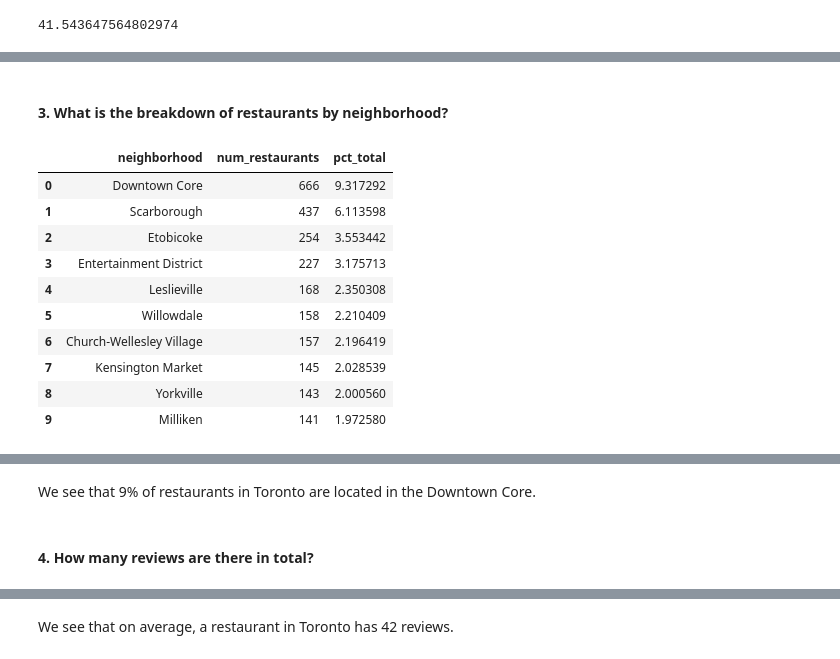
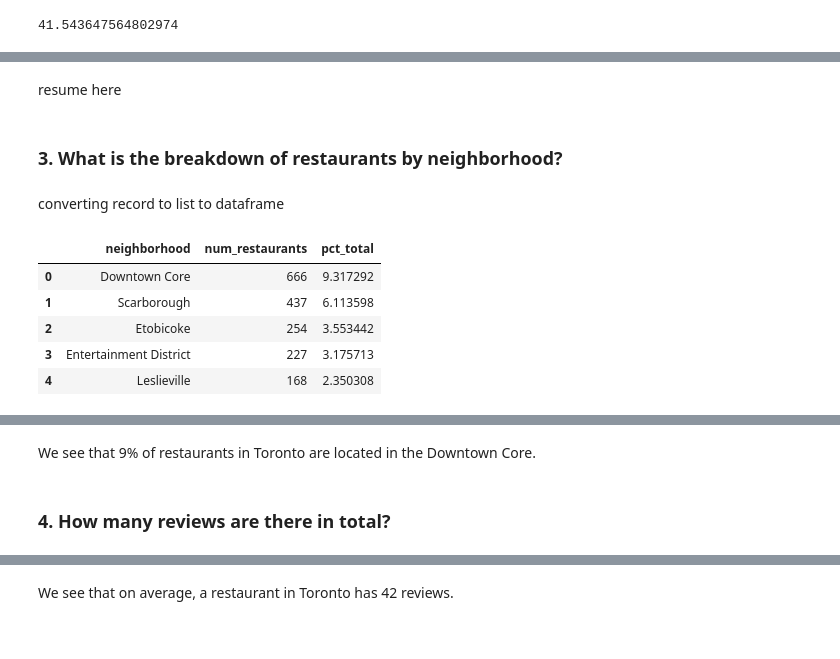
Before and after one commit to neo4j-contrib/neo4j-data-science-yelp, a Jupyter notebook: notebooks/neo4j_yelp_01_EDA.ipynb, the cells around one changed output, grey strips where cells are left out. Saved outputs shown, nothing was run; the diff lists cells and outputs as text; code cells hidden in the pictures.

```diff
--- a/notebooks/neo4j_yelp_01_EDA.ipynb
+++ b/notebooks/neo4j_yelp_01_EDA.ipynb
@@ -49,15 +80,16 @@ Wall time: 21.2 ms
 %%time
 
 query2 = """
+         MATCH (b:Business)-[:IN_CITY]->(c:City {name:'Toronto'}),
+               (b)-[:IN_CATEGORY]->(cat:Category {name:'Restaurants'})
+         RETURN COUNT(b) AS num_restaurants
+         """
 
-    MATCH (b:Business)-[:IN_CITY]->(c:City {name:'Toronto'}),
-          (b)-[:IN_CATEGORY]->(cat:Category {name:'Restaurants'})  // highlight addition of this clause to select Restaurants only
-    RETURN COUNT(b) AS num_restaurants
+with driver.session() as session:
+    result2 = session.run(query2)
 
-    """
+for record in result2:
+    restaurant_count = record['num_restaurants']
 
-for row in g.run(query2):
-    restaurant_count = row[0]
-
-print(restaurant_count)
+print('Number of restaurants in Toronto: {0}\n'.format(restaurant_count))
 # %% [output]
@@ -79,10 +116,15 @@ ex1 = """
     MATCH (b:Business)-[:IN_CITY]->(c:City {name:'Toronto'}),
           (b)-[:IN_CATEGORY]->(cat:Category {name:'Restaurants'})
     WHERE b.neighborhood <> ''
-    RETURN COUNT(DISTINCT (b.neighborhood)) AS num_neighborhoods     // introducing DISTINCT here
+    RETURN COUNT(DISTINCT (b.neighborhood)) AS num_neighborhoods
 
     """
 
-for row in g.run(ex1):
-    print(row)
+with driver.session() as session:
+    result_ex1 = session.run(ex1)
+
+for record in result_ex1:
+    neighborhood_count = record['num_neighborhoods']
+
+print('Number of neighborhoods in Toronto: {0}\n'.format(neighborhood_count))
 # %% [output]
@@ -92,38 +135,39 @@ Wall time: 248 ms
+# %% [markdown]
+resume here
 # %% [markdown]
-#### 3.  What is the breakdown of restaurants by neighborhood?
+### 3.  What is the breakdown of restaurants by neighborhood?
+# %% [markdown]
+converting record to list to dataframe
 # %%
 %%time
 
 query3 = """
 
     MATCH (b:Business)-[:IN_CITY]->(c:City {name:'Toronto'}),
           (b)-[:IN_CATEGORY]->(cat:Category {name:'Restaurants'})
     WHERE b.neighborhood <> ''
-    RETURN b.neighborhood, COUNT(b) as num_restaurants
+    RETURN b.neighborhood as neighborhood, COUNT(b) as num_restaurants
     ORDER BY num_restaurants DESC
+
     """
 
+with driver.session() as session:
+    result3 = session.run(query3)
+
 neighborhood_list = []
-for row in g.run(query3):
-    neighborhood_list.append(row)
+for record in result3:
+    neighborhood_list.append(dict(record))
 
-# Convert neighborhood_list to a dataframe and re-label columns
-neighborhood_df         = pd.DataFrame(neighborhood_list)
-neighborhood_df.columns = [['neighborhood','num_restaurants']]
+neighborhood_df = pd.DataFrame(neighborhood_list)
 
 # Compute distribution of restaurants by neighborhood and display the top 10
 neighborhood_df['pct_total'] = neighborhood_df['num_restaurants'] / restaurant_count * 100
 
-display(neighborhood_df.head(10))
+display(neighborhood_df.head())
 # %% [output]
 |  | neighborhood | num_restaurants | pct_total |
 | 0 | Downtown Core | 666 | 9.317292 |
 | 1 | Scarborough | 437 | 6.113598 |
 | 2 | Etobicoke | 254 | 3.553442 |
 | 3 | Entertainment District | 227 | 3.175713 |
 | 4 | Leslieville | 168 | 2.350308 |
-| 5 | Willowdale | 158 | 2.210409 |
-| 6 | Church-Wellesley Village | 157 | 2.196419 |
-| 7 | Kensington Market | 145 | 2.028539 |
-| 8 | Yorkville | 143 | 2.000560 |
-| 9 | Milliken | 141 | 1.972580 |
@@ -132,7 +176,7 @@ Wall time: 241 ms
 # %% [markdown]
 We see that 9% of restaurants in Toronto are located in the Downtown Core.
 # %% [markdown]
-#### 4. How many reviews are there in total?
+### 4. How many reviews are there in total?
 # %%
 %%time
 
```
Also changed, not shown: parts of 47 cells of this notebook.
